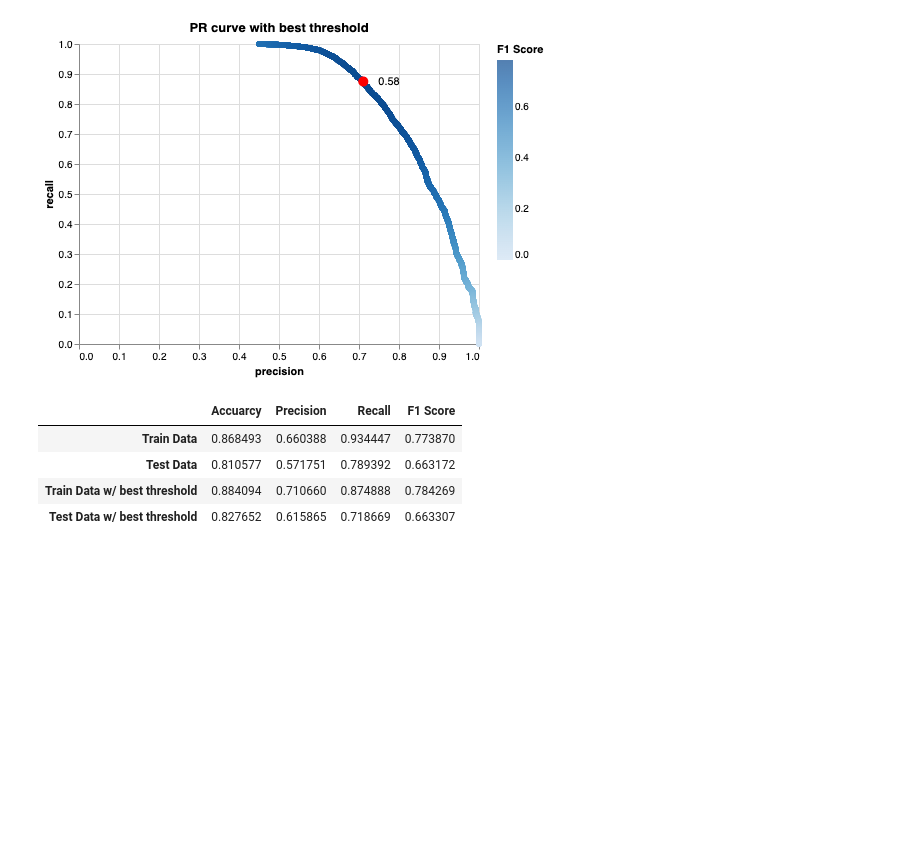
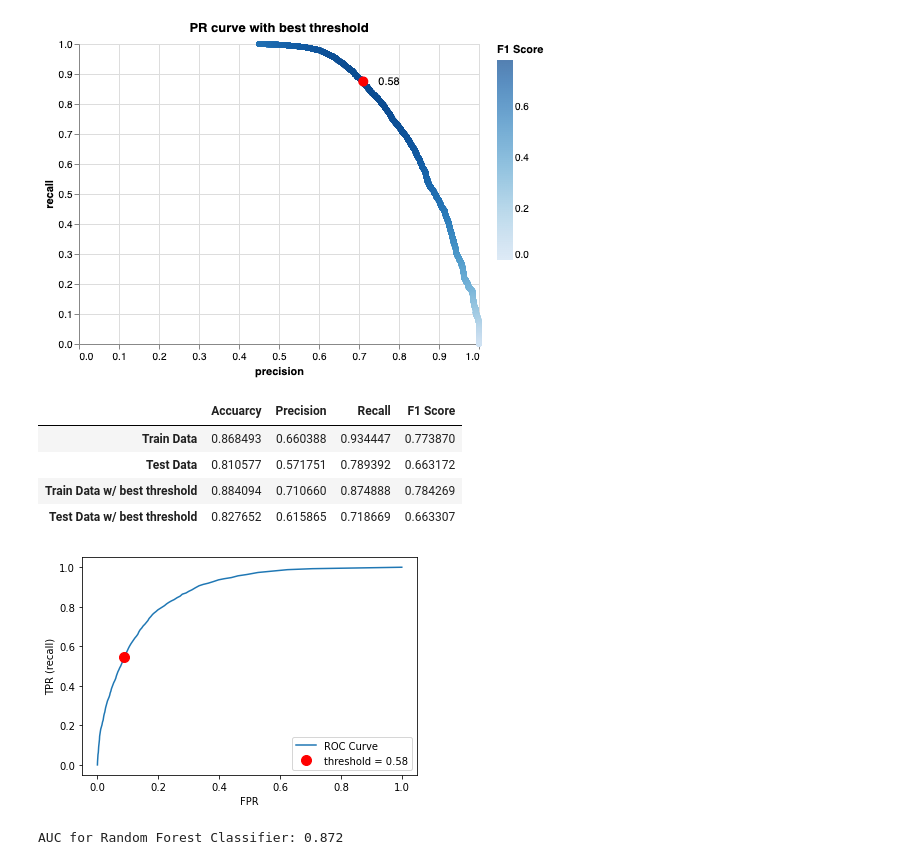
Before and after one commit to sukhleen999/census-income-prediction, a Jupyter notebook: src/model_building.ipynb, the cells around one changed output. Drawn from its saved outputs; the diff is of its cells as text; code cells hidden in the pictures; blank space fills up the shorter version.

```diff
--- a/src/model_building.ipynb
+++ b/src/model_building.ipynb
@@ -248,4 +256,29 @@ pd.concat([model_perf_df, model_perf_thres_df])
 | Train Data w/ best threshold | 0.884094 | 0.710660 | 0.874888 | 0.784269 |
 | Test Data w/ best threshold | 0.827652 | 0.615865 | 0.718669 | 0.663307 |
 # %%
-# ROC Curve, Other Data Viz
+# ROC Curve
+
+fpr, tpr, thresholds = roc_curve(y_test, pipe_forest.predict_proba(X_test)[:, 1])
+plt.plot(fpr, tpr, label="ROC Curve")
+plt.xlabel("FPR")
+plt.ylabel("TPR (recall)")
+
+default_threshold = np.argmin(np.abs(thresholds - 0.52))
+
+plt.plot(
+    fpr[default_threshold],
+    tpr[default_threshold],
+    "or",
+    markersize=10,
+    label="threshold = 0.58",
+)
+plt.legend(loc="best");
+# %% [output]
+[figure, added]
+# %%
+# ROC_AUC score
+
+roc_forest = roc_auc_score(y_test, pipe_forest.predict_proba(X_test)[:, 1])
+print("AUC for Random Forest Classifier: {:.3f}".format(roc_forest))
+# %% [output]
+AUC for Random Forest Classifier: 0.872
```
Also changed, not shown: parts of 2 cells of this notebook.
